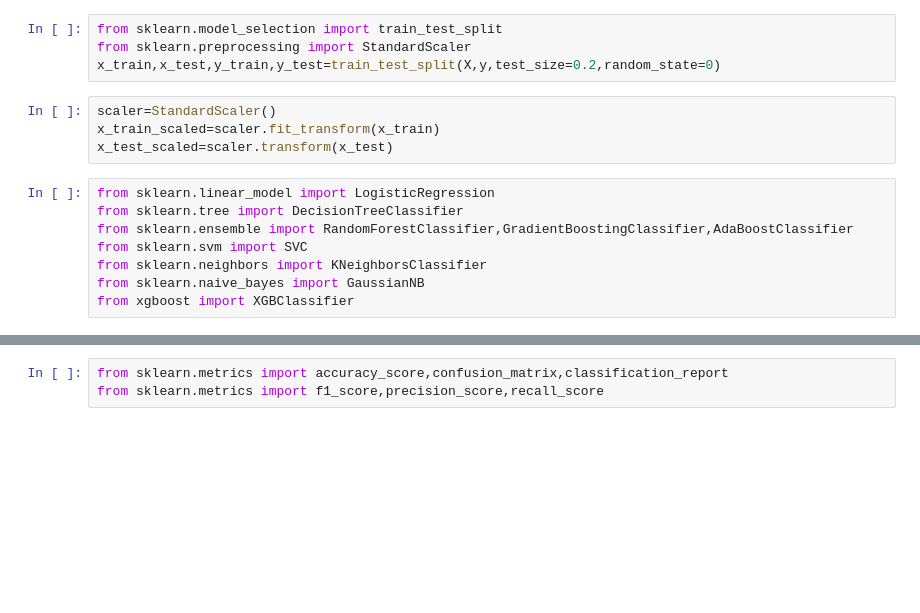
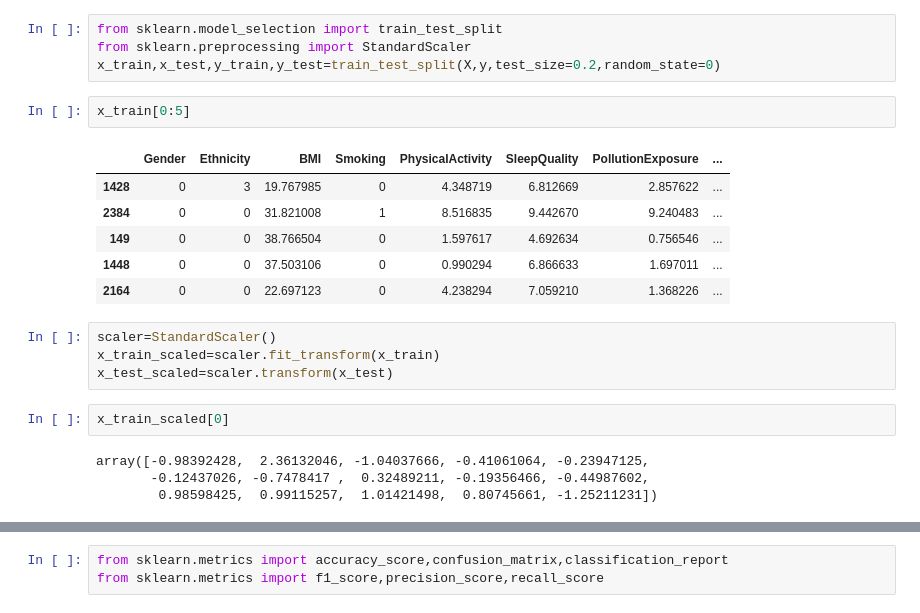
Before and after one commit to Visheshpgowda/disease-prediction-app, a Jupyter notebook: backend/app/models/asthma_model.ipynb, the cells around one changed output, grey strips where cells are left out. Cells and saved outputs as stored; diff of their text form; blank space fills up the shorter version.

```diff
--- a/backend/app/models/asthma_model.ipynb
+++ b/backend/app/models/asthma_model.ipynb
@@ -197,15 +201,22 @@ y=df['Diagnosis']
 from sklearn.model_selection import train_test_split
 from sklearn.preprocessing import StandardScaler
 x_train,x_test,y_train,y_test=train_test_split(X,y,test_size=0.2,random_state=0)
+# %%
+x_train[0:5]
+# %% [output]
+|  | Gender | Ethnicity | BMI | Smoking | PhysicalActivity | SleepQuality | PollutionExposure | ... |
+| 1428 | 0 | 3 | 19.767985 | 0 | 4.348719 | 6.812669 | 2.857622 | ... |
+| 2384 | 0 | 0 | 31.821008 | 1 | 8.516835 | 9.442670 | 9.240483 | ... |
+| 149 | 0 | 0 | 38.766504 | 0 | 1.597617 | 4.692634 | 0.756546 | ... |
+| 1448 | 0 | 0 | 37.503106 | 0 | 0.990294 | 6.866633 | 1.697011 | ... |
+| 2164 | 0 | 0 | 22.697123 | 0 | 4.238294 | 7.059210 | 1.368226 | ... |
 # %%
 scaler=StandardScaler()
 x_train_scaled=scaler.fit_transform(x_train)
 x_test_scaled=scaler.transform(x_test)
-# %%
-from sklearn.linear_model import LogisticRegression
-from sklearn.tree import DecisionTreeClassifier
-from sklearn.ensemble import RandomForestClassifier,GradientBoostingClassifier,AdaBoostClassifier
-from sklearn.svm import SVC
-from sklearn.neighbors import KNeighborsClassifier
-from sklearn.naive_bayes import GaussianNB
-from xgboost import XGBClassifier
+# %%
+x_train_scaled[0]
+# %% [output]
+array([-0.98392428,  2.36132046, -1.04037666, -0.41061064, -0.23947125,
+       -0.12437026, -0.7478417 ,  0.32489211, -0.19356466, -0.44987602,
+        0.98598425,  0.99115257,  1.01421498,  0.80745661, -1.25211231])
```
Also changed, not shown: parts of 25 cells of this notebook, 5 other files.
